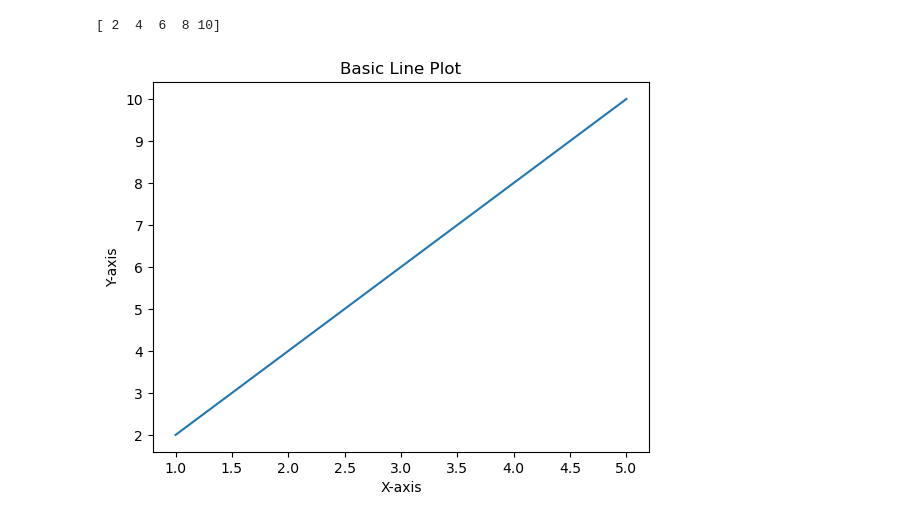
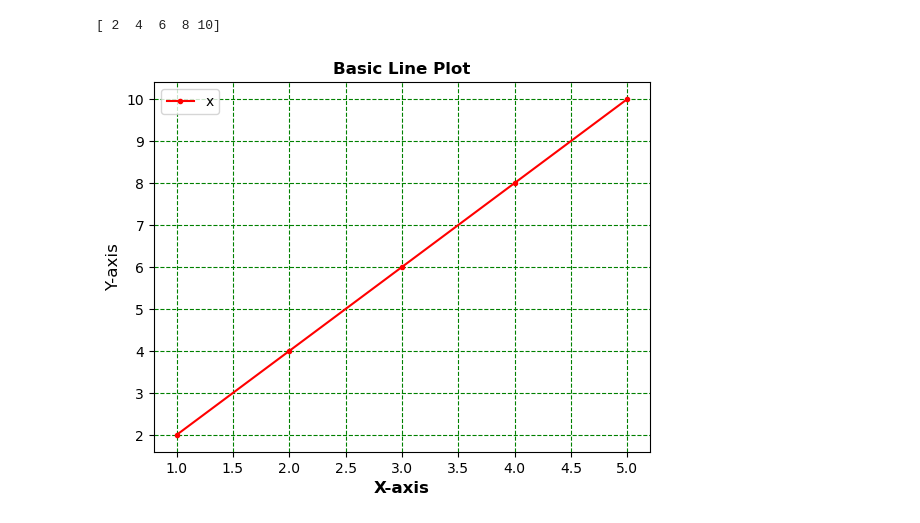
Before and after one commit to Erick-Ondiwa/Machine_Learning_Programming, a Jupyter notebook: 4_matplotlib_library/1_intro_to_matplotlib.ipynb, the cells around one changed output. Drawn from its saved outputs; the diff is of its cells as text; code cells hidden in the pictures.

```diff
--- a/4_matplotlib_library/1_intro_to_matplotlib.ipynb
+++ b/4_matplotlib_library/1_intro_to_matplotlib.ipynb
@@ -18,10 +18,13 @@ print(y)
 # %% [output]
 [ 2  4  6  8 10]
 # %%
-plt.plot(x,y)
-plt.xlabel("X-axis")
-plt.ylabel("Y-axis")
-plt.title("Basic Line Plot")
+plt.plot(x,y, 'r.-')
+plt.xlabel("X-axis", fontsize=12, fontweight='bold')
+plt.ylabel("Y-axis", fontsize=12, color='black')
+plt.title("Basic Line Plot", fontsize=12, color='black')
+plt.grid(True, color='green', linestyle='--')
+
+plt.legend('x')
 plt.show()
 # %% [output]
-[figure, old version]
+[figure, new version]
```
Also changed, not shown: parts of 5 cells of this notebook, 10 other files.
